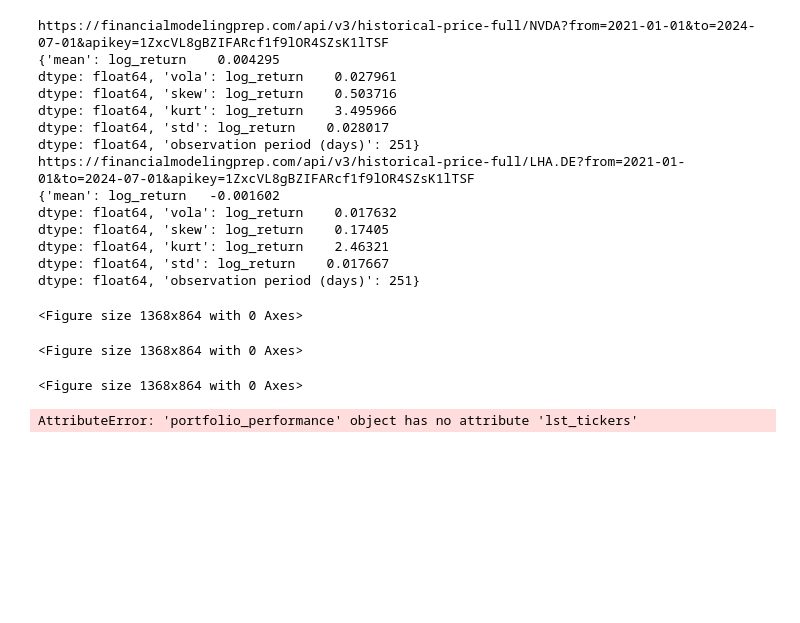
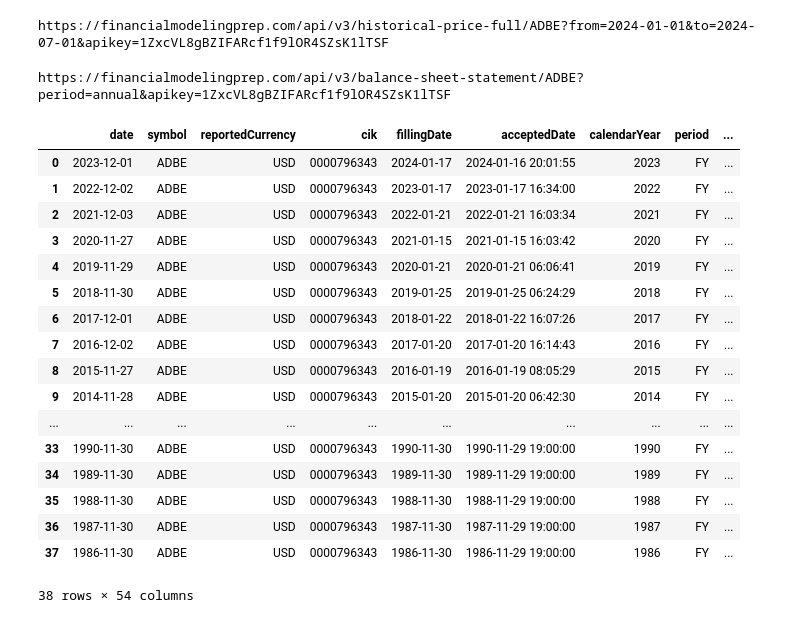
Before and after one commit to sleepper/investmentstrategies, a Jupyter notebook: Test.ipynb, the cells around one changed output. Drawn from its saved outputs; the diff is of its cells as text; code cells hidden in the pictures; blank space fills up the shorter version.

```diff
--- a/Test.ipynb
+++ b/Test.ipynb
@@ -1,35 +1,53 @@
 # %%
 import pandas as pd
-import DownloadFMP
+import DownloadFMP as d
 from DownloadFMP import FMP_download
 from ReturnProfile import asset_performance
 from PortfolioProfile import portfolio_performance
 
-cls_asset1 = asset_performance(ticker='NVDA', b_from_FMP=True)
-cls_asset2 = asset_performance(ticker='LHA.DE', b_from_FMP=True)
-
-cls_portfolio = portfolio_performance()
-cls_portfolio.add_security(cls_asset1)
-cls_portfolio.add_security(cls_asset2)
+data = FMP_download('ADBE')
 # %% [output]
-https://financialmodelingprep.com/api/v3/historical-price-full/NVDA?from=2021-01-01&to=2024-07-01&apikey=1ZxcVL8gBZIFARcf1f9lOR4SZsK1lTSF
-{'mean': log_return    0.004295
-dtype: float64, 'vola': log_return    0.027961
-dtype: float64, 'skew': log_return    0.503716
-dtype: float64, 'kurt': log_return    3.495966
-dtype: float64, 'std': log_return    0.028017
-dtype: float64, 'observation period (days)': 251}
-https://financialmodelingprep.com/api/v3/historical-price-full/LHA.DE?from=2021-01-01&to=2024-07-01&apikey=1ZxcVL8gBZIFARcf1f9lOR4SZsK1lTSF
-{'mean': log_return   -0.001602
-dtype: float64, 'vola': log_return    0.017632
-dtype: float64, 'skew': log_return    0.17405
-dtype: float64, 'kurt': log_return    2.46321
-dtype: float64, 'std': log_return    0.017667
-dtype: float64, 'observation period (days)': 251}
+https://financialmodelingprep.com/api/v3/historical-price-full/ADBE?from=2024-01-01&to=2024-07-01&apikey=1ZxcVL8gBZIFARcf1f9lOR4SZsK1lTSF
-<Figure size 1368x864 with 0 Axes>
-<Figure size 1368x864 with 0 Axes>
-<Figure size 1368x864 with 0 Axes>
-# %%
-cls_portfolio.lst_tickers
-# %% [output]
-AttributeError: 'portfolio_performance' object has no attribute 'lst_tickers'
+# %%
+import requests
+def request_financials(ticker, fs_type, frequency='annual'):
+
+    api_key = '1ZxcVL8gBZIFARcf1f9lOR4SZsK1lTSF'
+
+    if fs_type == 'IS':
+        data_type = 'income-statement'
+
+    if fs_type == 'BS':
+        data_type = 'balance-sheet-statement'
+
+    if fs_type == 'CF':
+        data_type = 'cash-flow-statement'
+
+    url = f"https://financialmodelingprep.com/api/v3/{data_type}/{ticker}?period={frequency}&apikey={api_key}"
+    print(url)
+
+    r = requests.get(url)
+    #self.logger.info(f'Sending the following request {url}')
+    return r.json()
+# %%
+pd.json_normalize(request_financials('ADBE',fs_type='BS'))
+# %% [output]
+https://financialmodelingprep.com/api/v3/balance-sheet-statement/ADBE?period=annual&apikey=1ZxcVL8gBZIFARcf1f9lOR4SZsK1lTSF
+|  | date | symbol | reportedCurrency | cik | fillingDate | acceptedDate | calendarYear | period | ... |
+| 0 | 2023-12-01 | ADBE | USD | 0000796343 | 2024-01-17 | 2024-01-16 20:01:55 | 2023 | FY | ... |
+| 1 | 2022-12-02 | ADBE | USD | 0000796343 | 2023-01-17 | 2023-01-17 16:34:00 | 2022 | FY | ... |
+| 2 | 2021-12-03 | ADBE | USD | 0000796343 | 2022-01-21 | 2022-01-21 16:03:34 | 2021 | FY | ... |
+| 3 | 2020-11-27 | ADBE | USD | 0000796343 | 2021-01-15 | 2021-01-15 16:03:42 | 2020 | FY | ... |
+| 4 | 2019-11-29 | ADBE | USD | 0000796343 | 2020-01-21 | 2020-01-21 06:06:41 | 2019 | FY | ... |
+| 5 | 2018-11-30 | ADBE | USD | 0000796343 | 2019-01-25 | 2019-01-25 06:24:29 | 2018 | FY | ... |
+| 6 | 2017-12-01 | ADBE | USD | 0000796343 | 2018-01-22 | 2018-01-22 16:07:26 | 2017 | FY | ... |
+| 7 | 2016-12-02 | ADBE | USD | 0000796343 | 2017-01-20 | 2017-01-20 16:14:43 | 2016 | FY | ... |
+| 8 | 2015-11-27 | ADBE | USD | 0000796343 | 2016-01-19 | 2016-01-19 08:05:29 | 2015 | FY | ... |
+| 9 | 2014-11-28 | ADBE | USD | 0000796343 | 2015-01-20 | 2015-01-20 06:42:30 | 2014 | FY | ... |
+| ... | ... | ... | ... | ... | ... | ... | ... | ... | ... |
+| 33 | 1990-11-30 | ADBE | USD | 0000796343 | 1990-11-30 | 1990-11-29 19:00:00 | 1990 | FY | ... |
+| 34 | 1989-11-30 | ADBE | USD | 0000796343 | 1989-11-30 | 1989-11-29 19:00:00 | 1989 | FY | ... |
+| 35 | 1988-11-30 | ADBE | USD | 0000796343 | 1988-11-30 | 1988-11-29 19:00:00 | 1988 | FY | ... |
+| 36 | 1987-11-30 | ADBE | USD | 0000796343 | 1987-11-30 | 1987-11-29 19:00:00 | 1987 | FY | ... |
+| 37 | 1986-11-30 | ADBE | USD | 0000796343 | 1986-11-30 | 1986-11-29 19:00:00 | 1986 | FY | ... |
+38 rows × 54 columns
```
Also changed, not shown: 2 other files.
